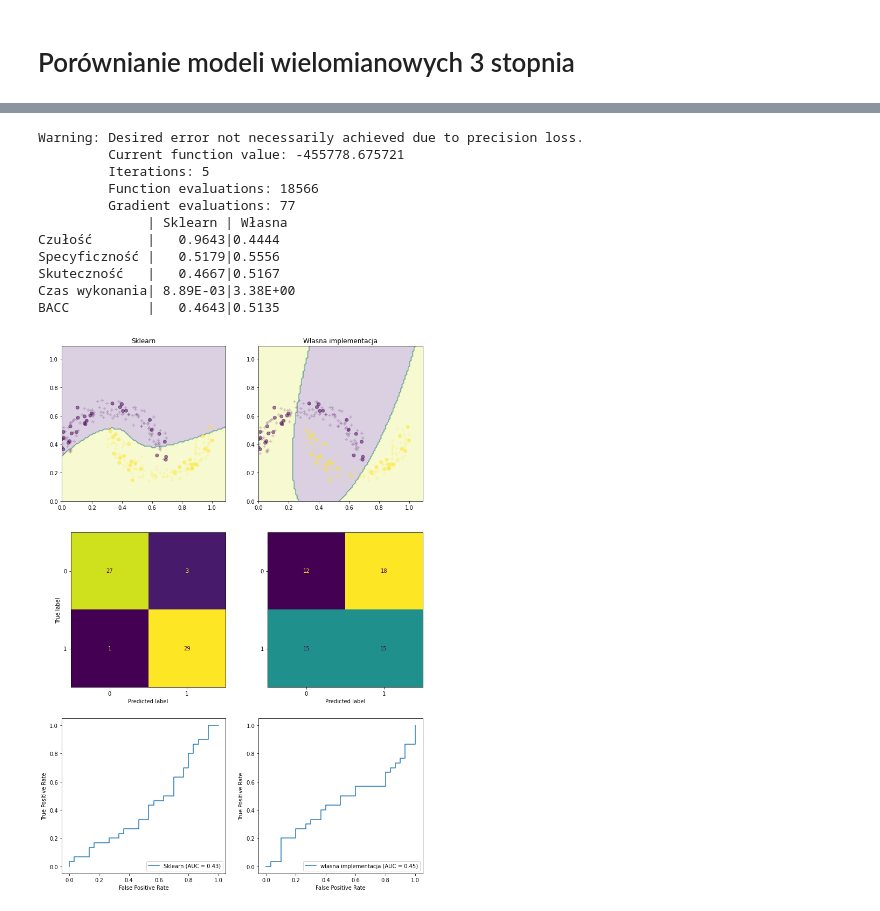
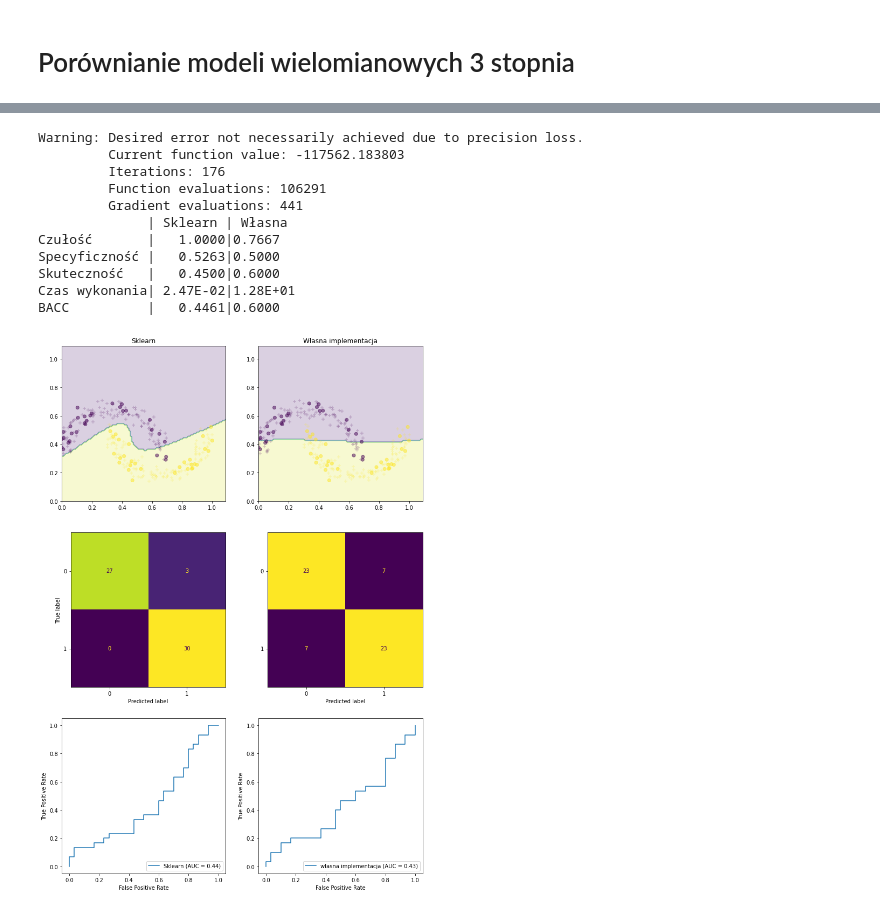
Before and after one commit to bmichas/PUM, a Jupyter notebook: Lab4_Klasyfikator_SVM/klasyfikator_svm.ipynb, the cells around one changed output, grey strips where cells are left out. Saved outputs shown, nothing was run; the diff lists cells and outputs as text; code cells hidden in the pictures.

```diff
--- a/Lab4_Klasyfikator_SVM/klasyfikator_svm.ipynb
+++ b/Lab4_Klasyfikator_SVM/klasyfikator_svm.ipynb
@@ -255,17 +255,17 @@ BACC          |   1.0000|1.0000
 # %%
-my32 = mysvm(kernel='poly', degree=3)
-sk32 = svm.SVC(kernel='poly', degree=3)
+my32 = mysvm(kernel='poly', degree=4)
+sk32 = svm.SVC(kernel='poly', degree=4)
 compare_model(sk32, my32,M_train, M_test, mc_train, mc_test)
 # %% [output]
 Warning: Desired error not necessarily achieved due to precision loss.
-         Current function value: -455778.675721
-         Iterations: 5
-         Function evaluations: 18566
-         Gradient evaluations: 77
+         Current function value: -117562.183803
+         Iterations: 176
+         Function evaluations: 106291
+         Gradient evaluations: 441
               | Sklearn | Własna
-Czułość       |   0.9643|0.4444
-Specyficzność |   0.5179|0.5556
-Skuteczność   |   0.4667|0.5167
-Czas wykonania| 8.89E-03|3.38E+00
-BACC          |   0.4643|0.5135
+Czułość       |   1.0000|0.7667
+Specyficzność |   0.5263|0.5000
+Skuteczność   |   0.4500|0.6000
+Czas wykonania| 2.47E-02|1.28E+01
+BACC          |   0.4461|0.6000
-[figure, old version]
+[figure, new version]
```
Also changed, not shown: parts of 5 cells of this notebook.
